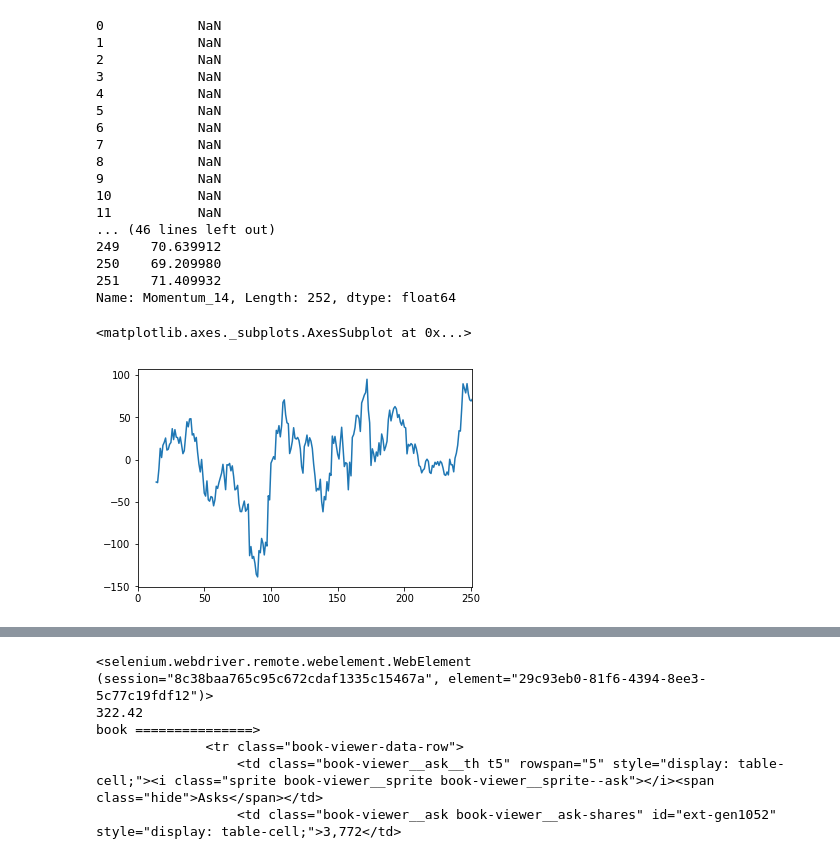
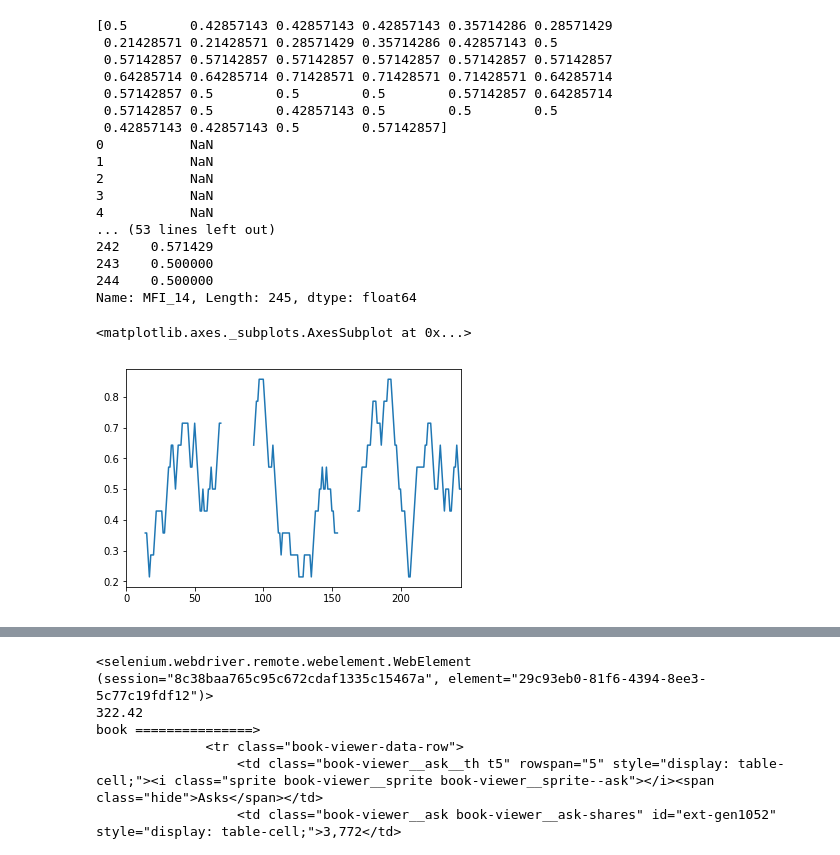
Before and after one commit to mazecore/Py_algotrader, a Jupyter notebook: TradingBot.ipynb, the cells around one changed output, grey strips where cells are left out. Cells and saved outputs as stored; diff of their text form; code cells hidden in the pictures.

```diff
--- a/TradingBot.ipynb
+++ b/TradingBot.ipynb
@@ -167,58 +167,58 @@ df
 # %%
 # mf = MFI(df, 14)
-mfi = MOM(df, 14)
-# print(mfi.values[-40:-20].mean())
+mfi = MFI2(df, 14)
+print(mfi.values[200:240])
 print(mfi)
 mfi.plot()
 
 # descending = False
 # thirtyMinMF_lastValue = mfi.values[-1:][0]
 # if mfi.values[-20:].mean() > thirtyMinMF_lastValue:
 #     descending = True
 
 # print(descending)
 
 
 # mf
 # print(type(mfi[0]))
 # mfi.values[-1:][0]
 # print(df['Volume'].mean())
 # print(df['Volume'].mean() / 100 * 150)
 # highs = df[df['Volume'] > df['Volume'].mean() / 100 * 140]
 # print('highs \n', highs)
 # # if df['Close']
 # df.iloc[[1,2], :]
 # print(highs.values[0][3])
 # highs.values[0][0]
 # idx = df.index[df['Volume'] > df['Volume'].mean() / 100 * 130]
 # print('len(idx)', idx[0])
 # df.loc[idx]
 # for i in range(len(idx)):
 #     print(df['Close'][idx[i]-1])
 #     if int(df['Close'][idx[i]-1]) > int(df['Close'][idx[i]]):
 #         print ('bearish volume', df['Volume'][idx[i]])
 #     else:
 #         print ('bullish volume', df['Volume'][idx[i]])
 # %% [output]
-0            NaN
-1            NaN
-2            NaN
-3            NaN
-4            NaN
-5            NaN
-6            NaN
-7            NaN
-8            NaN
-9            NaN
-10           NaN
-11           NaN
-... (46 lines left out)
-249    70.639912
-250    69.209980
-251    71.409932
-Name: Momentum_14, Length: 252, dtype: float64
+[0.5        0.42857143 0.42857143 0.42857143 0.35714286 0.28571429
+ 0.21428571 0.21428571 0.28571429 0.35714286 0.42857143 0.5
+ 0.57142857 0.57142857 0.57142857 0.57142857 0.57142857 0.57142857
+ 0.64285714 0.64285714 0.71428571 0.71428571 0.71428571 0.64285714
+ 0.57142857 0.5        0.5        0.5        0.57142857 0.64285714
+ 0.57142857 0.5        0.42857143 0.5        0.5        0.5
+ 0.42857143 0.42857143 0.5        0.57142857]
+0           NaN
+1           NaN
+2           NaN
+3           NaN
+4           NaN
+... (53 lines left out)
+242    0.571429
+243    0.500000
+244    0.500000
+Name: MFI_14, Length: 245, dtype: float64
 <matplotlib.axes._subplots.AxesSubplot at 0x...>
-[figure, old version]
+[figure, new version]
 # %%
 roc = ROC(df ,14)
 print(roc.values[-1:][0])
```
Also changed, not shown: parts of 4 cells of this notebook, 3 other files.
